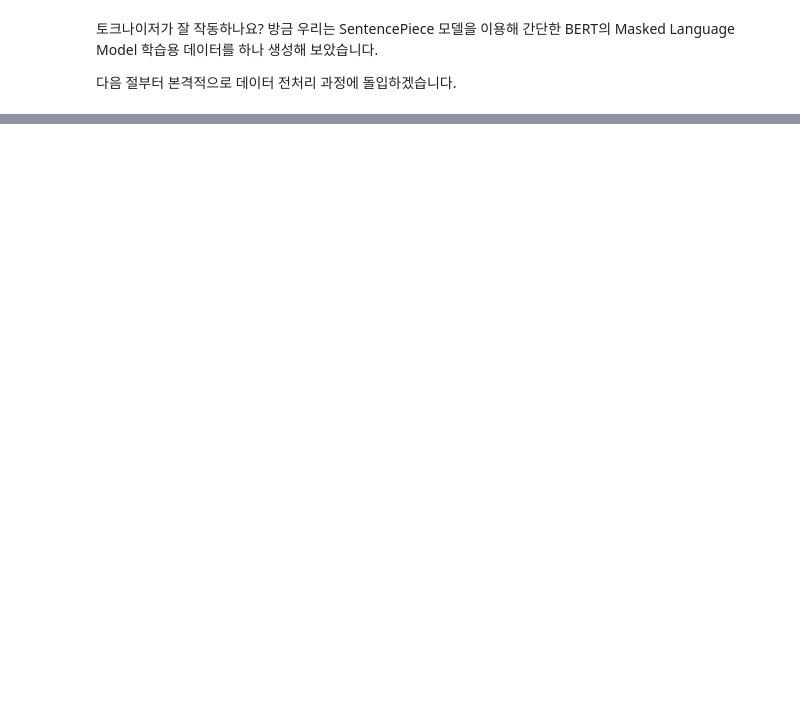
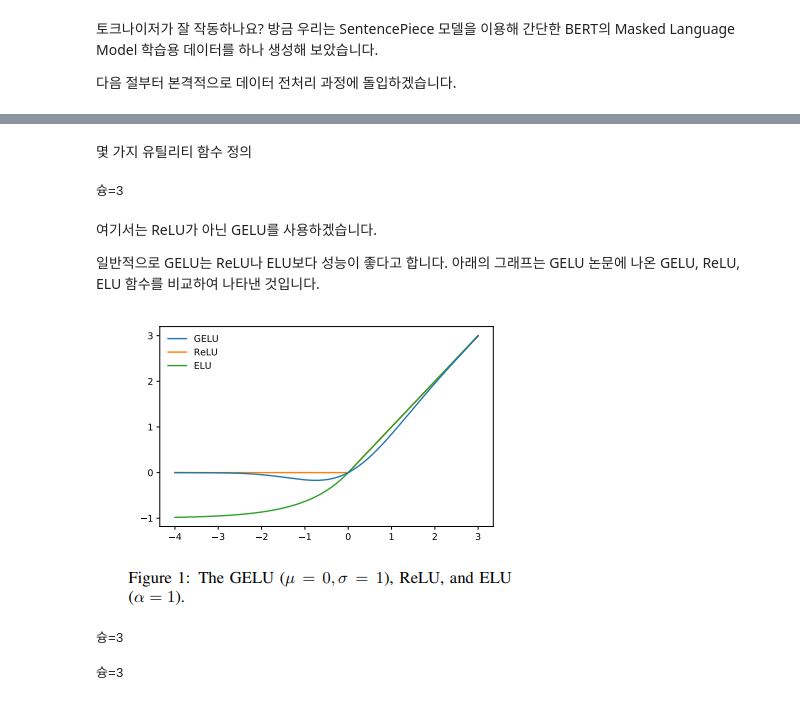
Before and after one commit to ziippy/modoo-nlp, a Jupyter notebook: 20_make_BERT_pretrained_model.ipynb, the cells around one changed output, grey strips where cells are left out. Drawn from its saved outputs; the diff is of its cells as text; code cells hidden in the pictures; blank space fills up the shorter version.

```diff
--- a/20_make_BERT_pretrained_model.ipynb
+++ b/20_make_BERT_pretrained_model.ipynb
@@ -124,0 +1020,70 @@ print(tokens_org)
+# %% [markdown]
+몇 가지 유틸리티 함수 정의
+# %%
+def get_pad_mask(tokens, i_pad=0):
+    """
+    pad mask 계산하는 함수
+    :param tokens: tokens (bs, n_seq)
+    :param i_pad: id of pad
+    :return mask: pad mask (pad: 1, other: 0)
+    """
+    mask = tf.cast(tf.math.equal(tokens, i_pad), tf.float32)
+    mask = tf.expand_dims(mask, axis=1)
+    return mask
+
+
+def get_ahead_mask(tokens, i_pad=0):
+    """
+    ahead mask 계산하는 함수
+    :param tokens: tokens (bs, n_seq)
+    :param i_pad: id of pad
+    :return mask: ahead and pad mask (ahead or pad: 1, other: 0)
+    """
+    n_seq = tf.shape(tokens)[1]
+    ahead_mask = 1 - tf.linalg.band_part(tf.ones((n_seq, n_seq)), -1, 0)
+    ahead_mask = tf.expand_dims(ahead_mask, axis=0)
+    pad_mask = get_pad_mask(tokens, i_pad)
+    mask = tf.maximum(ahead_mask, pad_mask)
+    return mask
+print("슝=3")
+# %% [output]
+슝=3
+# %% [markdown]
+여기서는 ReLU가 아닌 GELU를 사용하겠습니다.
+
+일반적으로 GELU는 ReLU나 ELU보다 성능이 좋다고 합니다. 아래의 그래프는 GELU 논문에 나온 GELU, ReLU, ELU 함수를 비교하여 나타낸 것입니다.
+# %%
+from IPython.display import Image
+Image(filename='capture/20_gelu.png')
+# %% [output]
+[figure, added]
+# %%
+@tf.function(experimental_relax_shapes=True)
+def gelu(x):
+    """
+    gelu activation 함수
+    :param x: 입력 값
+    :return: gelu activation result
+    """
+    return 0.5*x*(1+tf.tanh(np.sqrt(2/np.pi)*(x+0.044715*tf.pow(x, 3))))
+
+print("슝=3")
+# %% [output]
+슝=3
+# %%
+def kernel_initializer(stddev=0.02):
+    """
+    parameter initializer 생성
+    :param stddev: 생성할 랜덤 변수의 표준편차
+    """
+    return tf.keras.initializers.TruncatedNormal(stddev=stddev)
+
+
+def bias_initializer():
+    """
+    bias initializer 생성
+    """
+    return tf.zeros_initializer
+print("슝=3")
+# %% [output]
+슝=3
```
Also changed, not shown: parts of 89 cells of this notebook, 2 other files.
